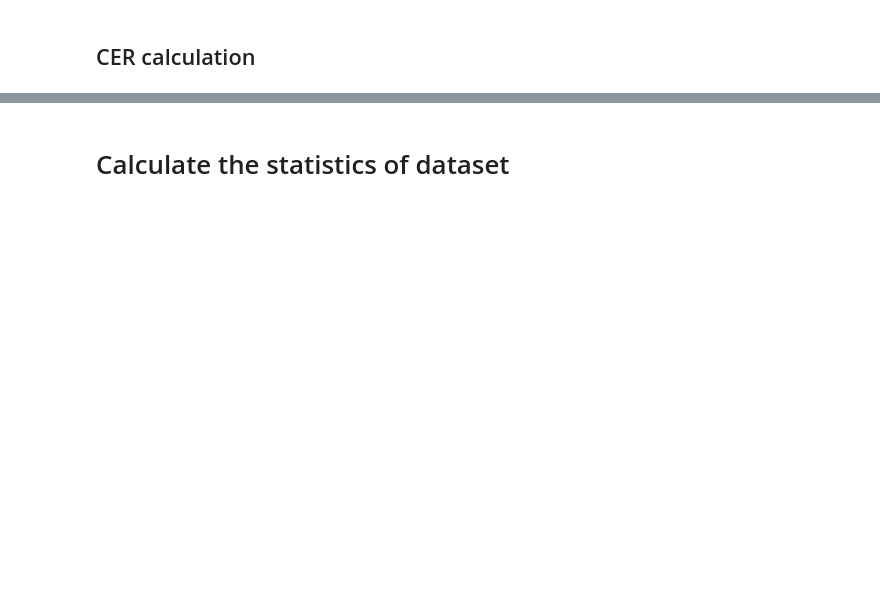
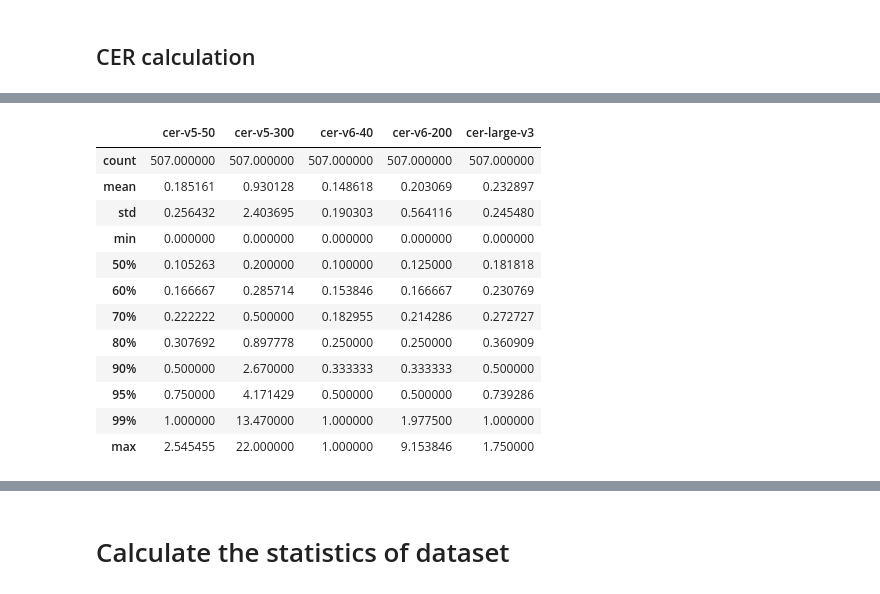
Before and after one commit to Chevolier/whisper, a Jupyter notebook: test.ipynb, the cells around one changed output, grey strips where cells are left out. Cells and saved outputs as stored; diff of their text form; code cells hidden in the pictures; blank space fills up the shorter version.

Commit message:
works for whisper deployment

```diff
--- a/test.ipynb
+++ b/test.ipynb
@@ -126,9 +136,9 @@ from faster_whisper import WhisperModel
 from transformers import AutoModelForSpeechSeq2Seq, AutoProcessor, pipeline
 
 model_ids = [
-    {"label": "small-c", "model_path": "/home/ec2-user/SageMaker/efs/Models/whisper-small-cantonese"},
+    # {"label": "small-c", "model_path": "/home/ec2-user/SageMaker/efs/Models/whisper-small-cantonese"},
     # {"label": "medium", "model_path": "/home/ec2-user/SageMaker/efs/Models/whisper-medium"},
-    {"label": "faster-large-v3", "model_path": "/home/ec2-user/SageMaker/efs/Models/faster-whisper-large-v3"},
+    # {"label": "faster-large-v3", "model_path": "/home/ec2-user/SageMaker/efs/Models/faster-whisper-large-v3"},
     # {"label": "ckpt-270", "model_path": "/home/ec2-user/SageMaker/efs/Projects/whisper/checkpoint/checkpoint-270"},
     # {"label": "ckpt-675", "model_path": "/home/ec2-user/SageMaker/efs/Projects/whisper/checkpoint/checkpoint-675"},
     # {"label": "ckpt-2500", "model_path": "/home/ec2-user/SageMaker/efs/Projects/whisper/checkpoint/checkpoint-2500"},
@@ -136,12 +146,17 @@ model_ids = [
     # {"label": "ckpt-68", "model_path": "/home/ec2-user/SageMaker/efs/Projects/whisper/checkpoint/checkpoint-68"},
     # {"label": "ckpt-1000", "model_path": "/home/ec2-user/SageMaker/efs/Projects/whisper/checkpoint-v3/checkpoint-1000"},
     # {"label": "ckpt-3000", "model_path": "/home/ec2-user/SageMaker/efs/Projects/whisper/checkpoint-v3/checkpoint-3000"},
+    # {"label": "large-v3", "model_path": "/home/ec2-user/SageMaker/efs/Models/whisper-large-v3"},
+    # # {"label": "ckpt-680", "model_path": "/home/ec2-user/SageMaker/efs/Projects/whisper/checkpoin
+    # {"label": "ckpt-68", "model_path": "/home/ec2-user/SageMaker/efs/Projects/whisper/checkpoint/checkpoint-v1-5e6/checkpoint-68"},
+    # # {"label": "ckpt-680", "model_path": "/home/ec2-user/SageMaker/efs/Projects/whisper/checkpoint/checkpoint-680"},
+    # # {"label": "ckpt-680", "model_path": "/home/ec2-user/SageMaker/efs/Projects/whisper/checkpoint/checkpoint-680"},
+    # {"label": "ckpt-4500", "model_path": "/home/ec2-user/SageMaker/efs/Projects/whisper/checkpoint/checkpoint-v3/checkpoint-4500"},
+    {"label": "v5-50", "model_path": "/home/ec2-user/SageMaker/efs/Projects/whisper/checkpoint/checkpoint-v5/checkpoint-50"},
+    {"label": "v5-300", "model_path": "/home/ec2-user/SageMaker/efs/Projects/whisper/checkpoint/checkpoint-v5/checkpoint-300"},
+    {"label": "v6-40", "model_path": "/home/ec2-user/SageMaker/efs/Projects/whisper/checkpoint/checkpoint-v6/checkpoint-40"},
+    {"label": "v6-200", "model_path": "/home/ec2-user/SageMaker/efs/Projects/whisper/checkpoint/checkpoint-v6/checkpoint-200"},
     {"label": "large-v3", "model_path": "/home/ec2-user/SageMaker/efs/Models/whisper-large-v3"},
-    # {"label": "ckpt-680", "model_path": "/home/ec2-user/SageMaker/efs/Projects/whisper/checkpoin
-    {"label": "ckpt-68", "model_path": "/home/ec2-user/SageMaker/efs/Projects/whisper/checkpoint/checkpoint-v1-5e6/checkpoint-68"},
-    # {"label": "ckpt-680", "model_path": "/home/ec2-user/SageMaker/efs/Projects/whisper/checkpoint/checkpoint-680"},
-    # {"label": "large-v3", "model_path": "/home/ec2-user/SageMaker/efs/Models/whisper-large-v3"},
-    # {"label": "ckpt-680", "model_path": "/home/ec2-user/SageMaker/efs/Projects/whisper/checkpoint/checkpoint-680"},
 ]
 
 # df = df[:20]
@@ -290,6 +346,20 @@ df_cers.head()
 # %%
 df_cer_stats = df[cer_cols].describe(percentiles=[0.5, 0.6, 0.7, 0.8, 0.9, 0.95, 0.99])
-df_cer_stats.to_csv("outputs/cer_stats.csv")
+df_cer_stats.to_csv(f"outputs/cer_stats_{dataset_name}.csv")
 df_cer_stats
+# %% [output]
+|  | cer-v5-50 | cer-v5-300 | cer-v6-40 | cer-v6-200 | cer-large-v3 |
+| count | 507.000000 | 507.000000 | 507.000000 | 507.000000 | 507.000000 |
+| mean | 0.185161 | 0.930128 | 0.148618 | 0.203069 | 0.232897 |
+| std | 0.256432 | 2.403695 | 0.190303 | 0.564116 | 0.245480 |
+| min | 0.000000 | 0.000000 | 0.000000 | 0.000000 | 0.000000 |
+| 50% | 0.105263 | 0.200000 | 0.100000 | 0.125000 | 0.181818 |
+| 60% | 0.166667 | 0.285714 | 0.153846 | 0.166667 | 0.230769 |
+| 70% | 0.222222 | 0.500000 | 0.182955 | 0.214286 | 0.272727 |
+| 80% | 0.307692 | 0.897778 | 0.250000 | 0.250000 | 0.360909 |
+| 90% | 0.500000 | 2.670000 | 0.333333 | 0.333333 | 0.500000 |
+| 95% | 0.750000 | 4.171429 | 0.500000 | 0.500000 | 0.739286 |
+| 99% | 1.000000 | 13.470000 | 1.000000 | 1.977500 | 1.000000 |
+| max | 2.545455 | 22.000000 | 1.000000 | 9.153846 | 1.750000 |
 # %%
 df_time_stats = df[time_cols].describe(percentiles=[0.5, 0.6, 0.7, 0.8, 0.9, 0.95, 0.99])
```
Also changed, not shown: parts of 10 cells of this notebook, 20 other files.
